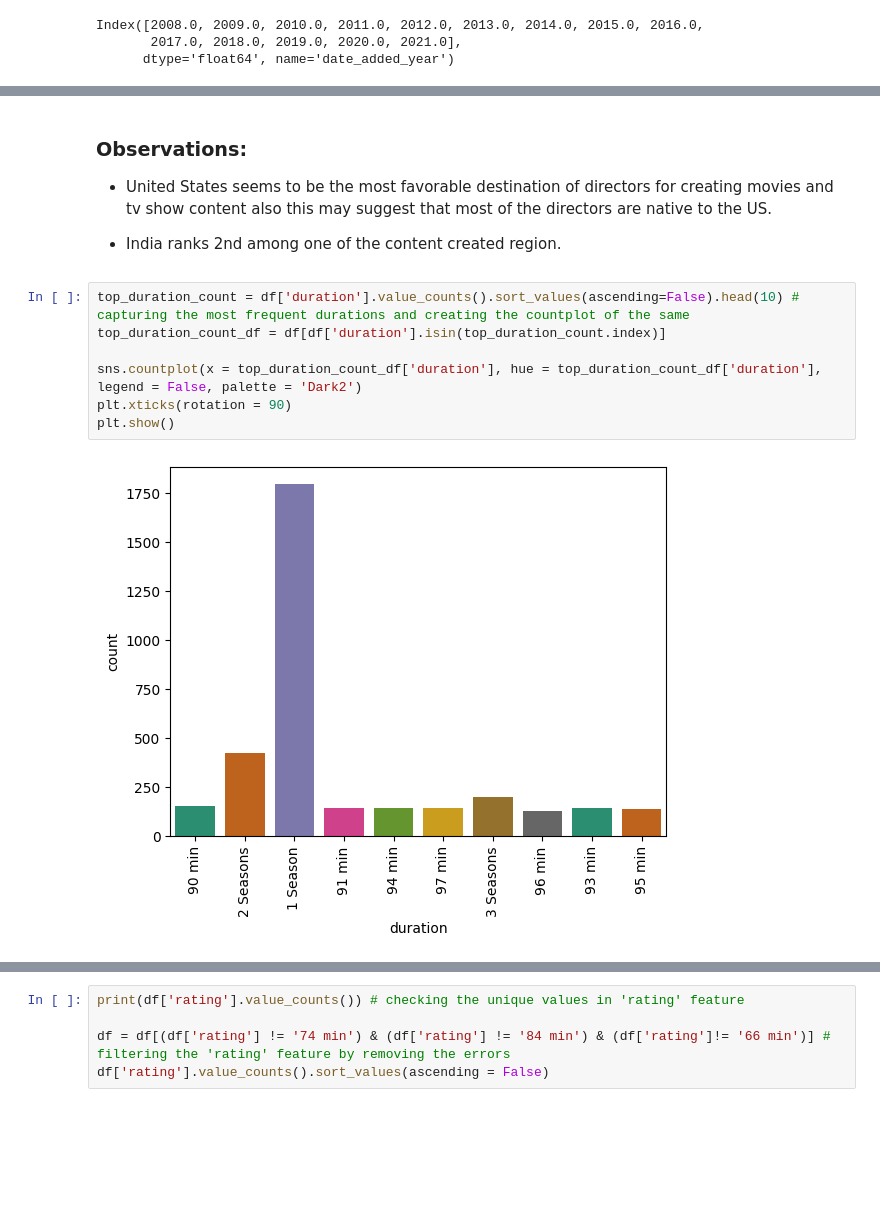
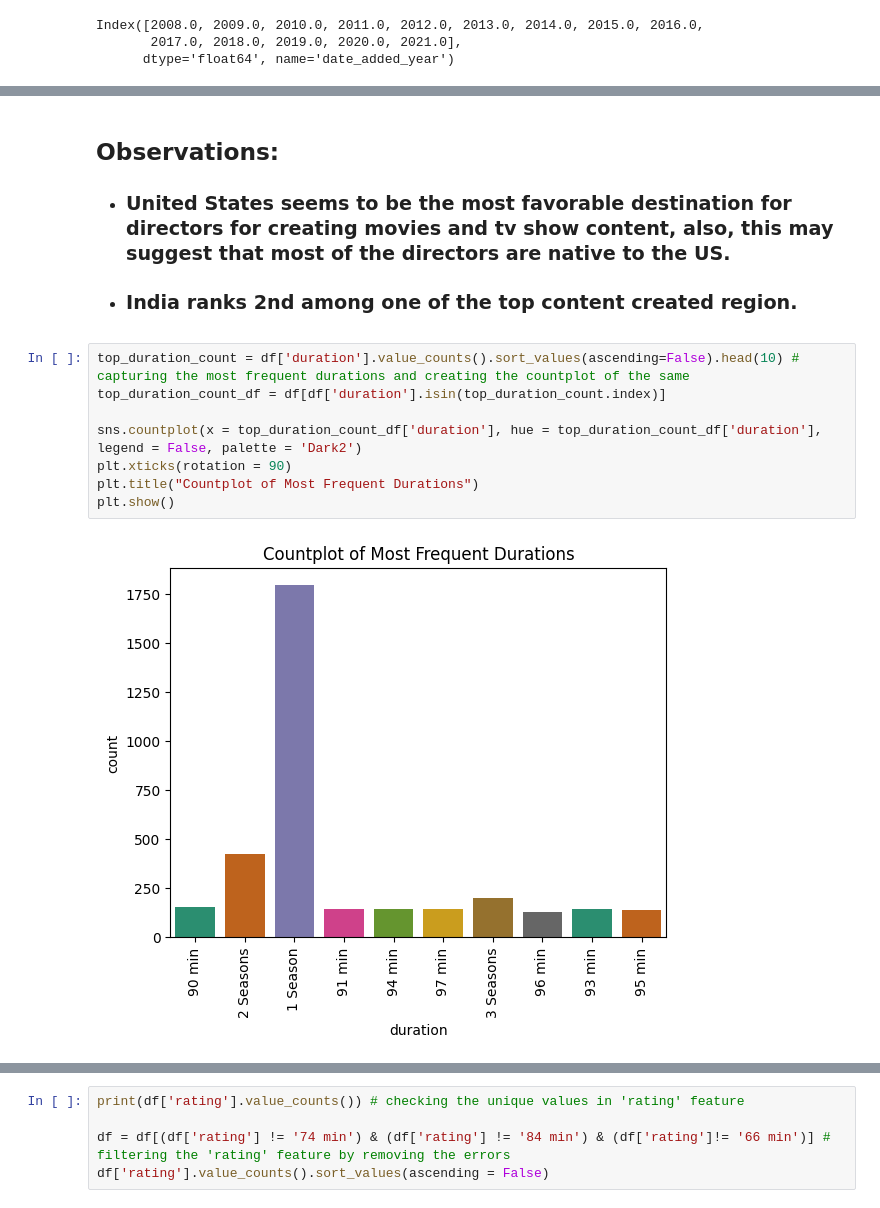
Before and after one commit to tajwinder-singh/netflix-eda, a Jupyter notebook: netflix_data_visualization.ipynb, the cells around one changed output, grey strips where cells are left out. Cells and saved outputs as stored; diff of their text form; blank space fills up the shorter version.

```diff
--- a/netflix_data_visualization.ipynb
+++ b/netflix_data_visualization.ipynb
@@ -327,16 +335,17 @@ plt.show()
 # %% [markdown]
-### Observations:
+## Observations:
 
-- United States seems to be the most favorable destination of directors for creating movies and tv show content also this may suggest that most of the directors are native to the US.
+- ### United States seems to be the most favorable destination for directors for creating movies and tv show content, also, this may suggest that most of the directors are native to the US.
 
-- India ranks 2nd among one of the content created region.
+- ### India ranks 2nd among one of the top content created region.
 # %%
 top_duration_count = df['duration'].value_counts().sort_values(ascending=False).head(10) # capturing the most frequent durations and creating the countplot of the same
 top_duration_count_df = df[df['duration'].isin(top_duration_count.index)]
 
 sns.countplot(x = top_duration_count_df['duration'], hue = top_duration_count_df['duration'], legend = False, palette = 'Dark2')
 plt.xticks(rotation = 90)
+plt.title("Countplot of Most Frequent Durations")
 plt.show()
 # %% [output]
-[figure, old version]
+[figure, new version]
 # %% [markdown]
```
Also changed, not shown: parts of 27 cells of this notebook.
